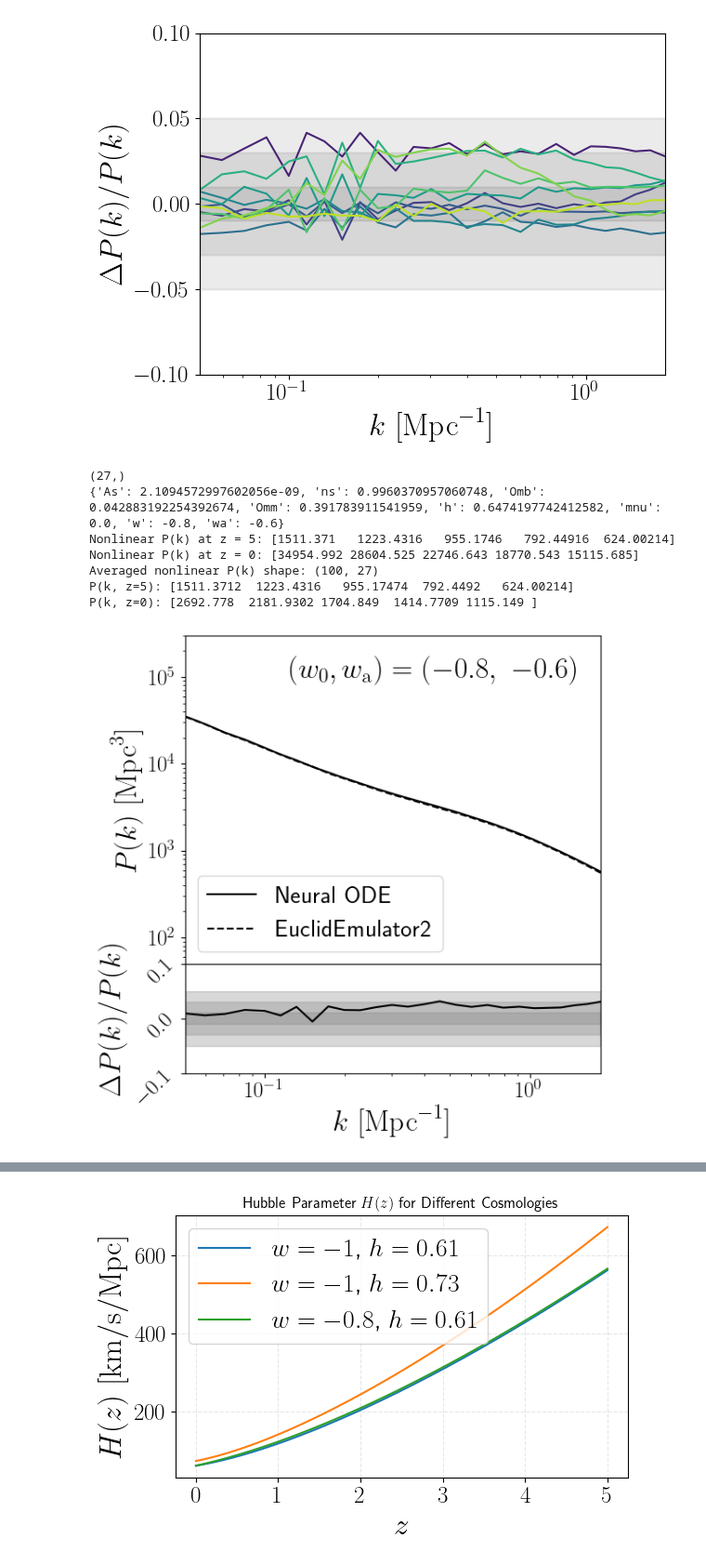
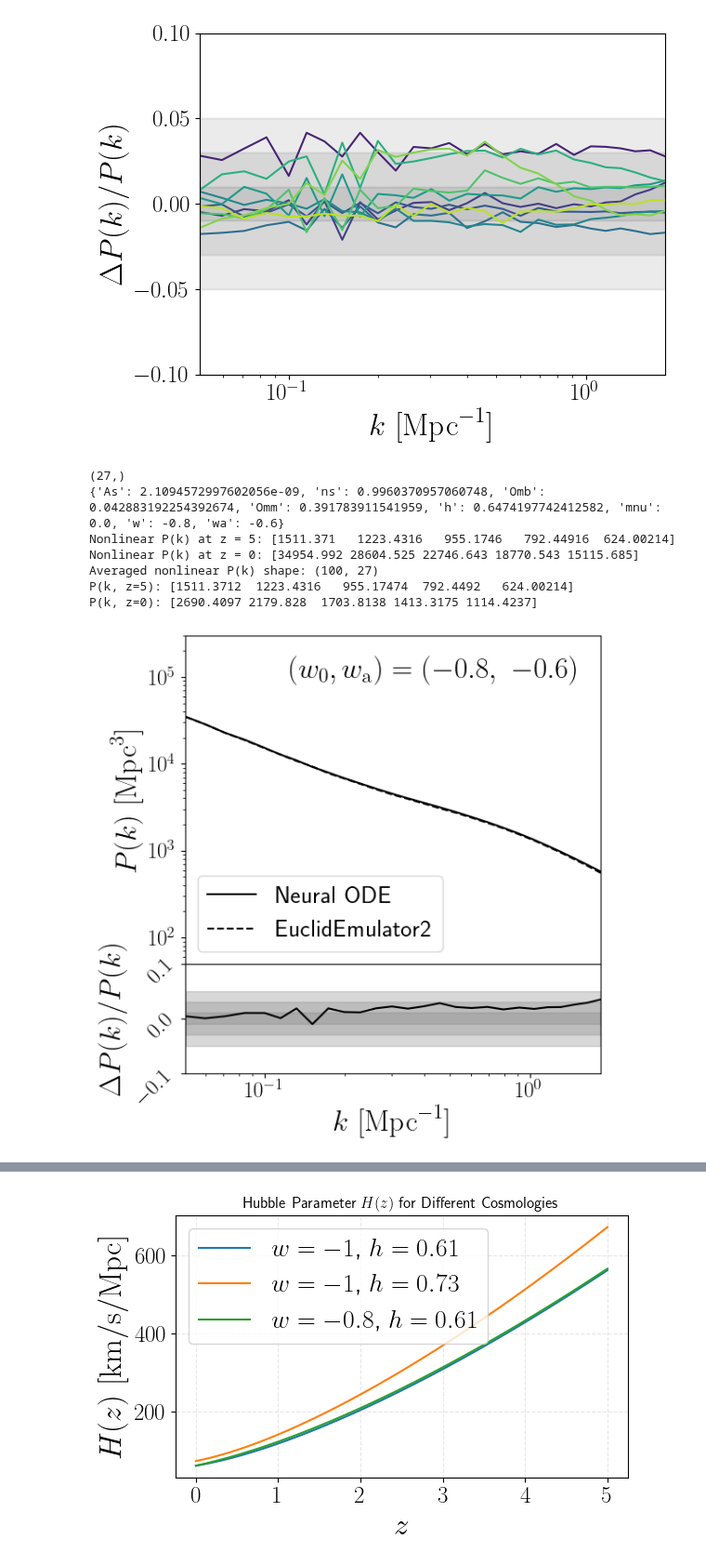
Before and after one commit to pltaylor16/odd_emu, a Jupyter notebook: new_approach_2/results.ipynb, the cells around one changed output, grey strips where cells are left out. Shown at 93% size. Drawn from its saved outputs; the diff is of its cells as text; code cells hidden in the pictures.

```diff
--- a/new_approach_2/results.ipynb
+++ b/new_approach_2/results.ipynb
@@ -642,9 +642,8 @@ for seed in [1]:
         return 100.0 * h * jnp.sqrt(Ez2)
 
     def rho_m_func(z):
-        Hz = Hz_func(z)
-        rho_crit = 3 * Hz**2 / (8 * jnp.pi * G)
-        return Omm * rho_crit
+        rho_crit = 3 * (100.0 * h)**2. / (8 * jnp.pi * G)
+        return Omm * rho_crit * (1+z) ** 3.
 
     # --- Load normalization ---
     data_dir = "/srv/scratch3/taylor.4264/odd_emu/production_run_logpk/merged/"
@@ -768,35 +767,35 @@ for seed in [1]:
 )
 
     # --- Bottom panel: Residuals ---
     residual = (pk_mean[-1] - pk_nl_z0) / pk_nl_z0
     ax2.plot(k, residual, color='k')
     ax2.set_xscale('log')
     ax2.set_xlabel(r"$k\ [\mathrm{Mpc}^{-1}]$")
     ax2.set_ylabel(r"$\Delta P(k) / P(k)$")
     ax2.set_ylim(-0.1, 0.1)
     ax2.axhspan(-0.05, 0.05, color='gray', alpha=0.3, zorder=0)
     ax2.axhspan(-0.03, 0.03, color='gray', alpha=0.3, zorder=0)
     ax2.axhspan(-0.01, 0.01, color='gray', alpha=0.3, zorder=0)
 
     # Rotate tick labels on bottom plot
     for label in ax2.get_yticklabels():
         label.set_rotation(45)
 
     # Shared x-limits
     ax2.set_xlim(k.min(), k.max())
 
     #fig.title(r"$(w_{\rm 0}, w_{\rm a}) = (-0.8,\ 0.6)$", fontsize=24)
     plt.tight_layout()
     plt.savefig('plots/pk_w1.pdf')
 # %% [output]
 (27,)
 {'As': 2.1094572997602056e-09, 'ns': 0.9960370957060748, 'Omb': 0.042883192254392674, 'Omm': 0.391783911541959, 'h': 0.6474197742412582, 'mnu': 0.0, 'w': -0.8, 'wa': -0.6}
 Nonlinear P(k) at z = 5: [1511.371   1223.4316   955.1746   792.44916  624.00214]
 Nonlinear P(k) at z = 0: [34954.992 28604.525 22746.643 18770.543 15115.685]
 Averaged nonlinear P(k) shape: (100, 27)
 P(k, z=5): [1511.3712  1223.4316   955.17474  792.4492   624.00214]
-P(k, z=0): [2692.778  2181.9302 1704.849  1414.7709 1115.149 ]
+P(k, z=0): [2690.4097 2179.828  1703.8138 1413.3175 1114.4237]
-[figure, old version]
+[figure, new version]
 # %%
 import numpy as np
 from cosmopower_jax.cosmopower_jax import CosmoPowerJAX
```
Also changed, not shown: parts of 1 cell of this notebook, 2 other files.
